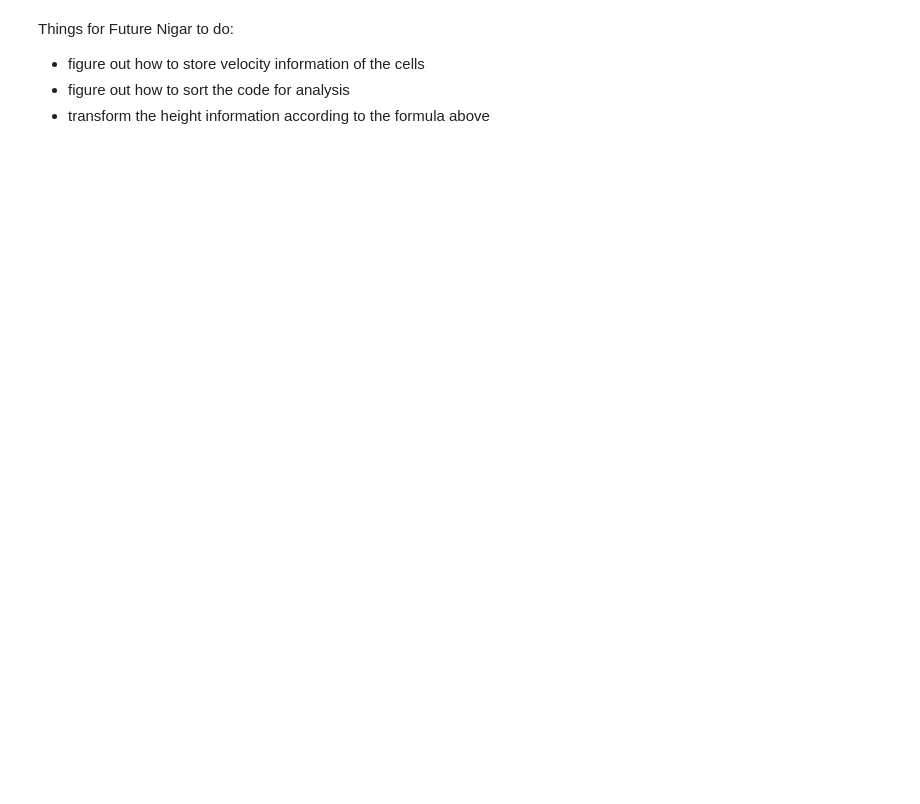
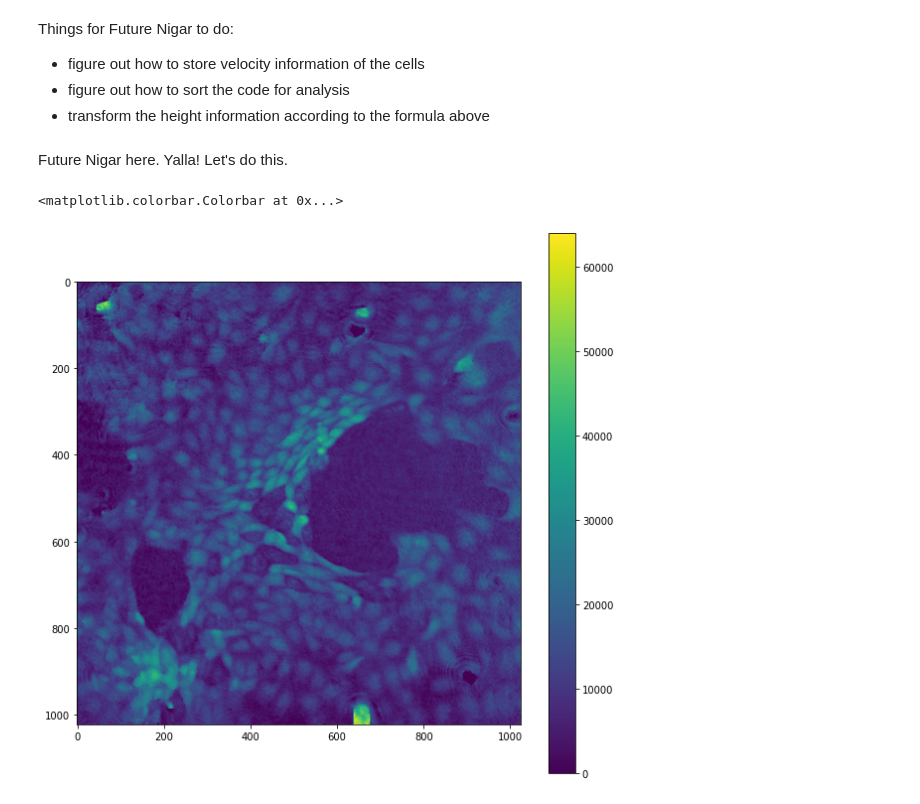
Before and after one commit to nigarabbasova/MCsThesisAnalysis, a Jupyter notebook: extracting_height_information.ipynb, the cells around one changed output. Drawn from its saved outputs; the diff is of its cells as text; code cells hidden in the pictures; blank space fills up the shorter version.

```diff
--- a/extracting_height_information.ipynb
+++ b/extracting_height_information.ipynb
@@ -17,3 +17,5 @@ Things for Future Nigar to do:
 * figure out how to store velocity information of the cells
 * figure out how to sort the code for analysis
 * transform the height information according to the formula above
+# %% [markdown]
+Future Nigar here. Yalla! Let's do this.
@@ -19,0 +43,19 @@ Things for Future Nigar to do:
+# %%
+# Load multiple images. Example taken from https://scikit-image.org/docs/dev/user_guide/getting_started.html
+
+plt.rcParams['figure.figsize'] = [10,10]
+
+folder_path_B2_1 = './HM Beta TIFF/October 2023/MDCK 17.10.23/B2-1'
+
+list_files = [os.path.join(folder_path_B2_1, f) for f in os.listdir(folder_path_B2_1)]
+list_files = natsorted(list_files)
+image_list_B2_1 = []
+
+for filename in list_files:
+    image_list_B2_1.append(io.imread(filename))
+# %%
+plt.imshow(image_list_B2_1[0]) #plotting the very first image here to see what it looks like
+plt.colorbar()
+# %% [output]
+<matplotlib.colorbar.Colorbar at 0x...>
+[figure, added]
```
Also changed, not shown: parts of 17 cells of this notebook.
